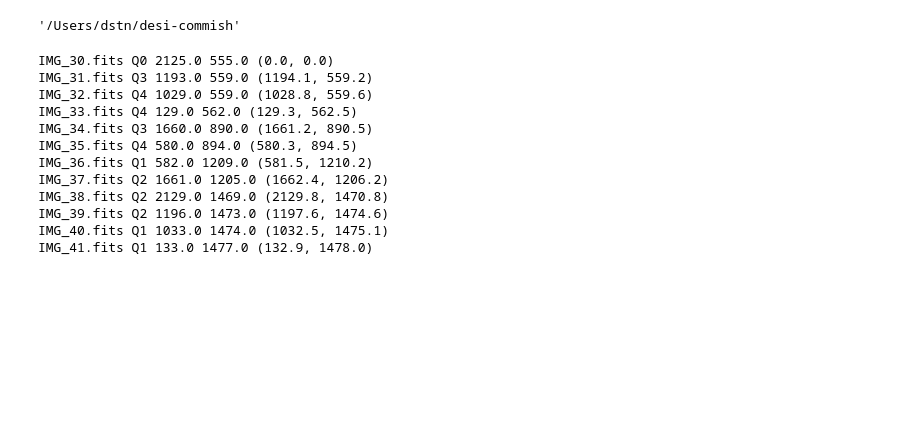
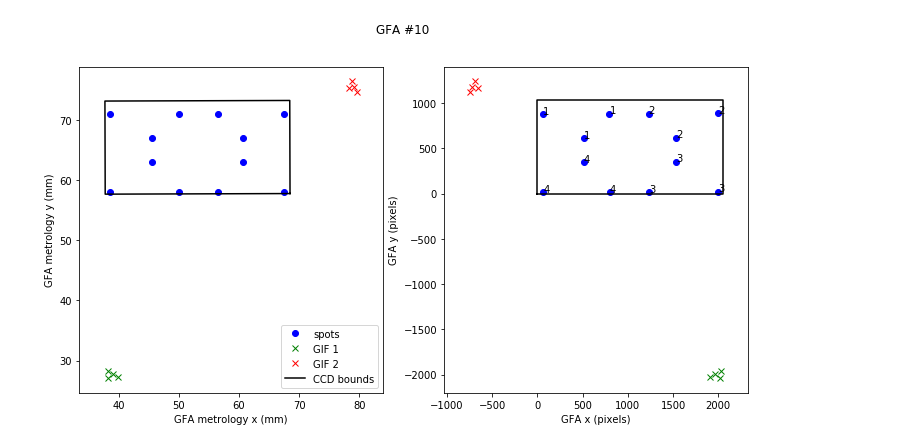
Before and after one commit to dstndstn/desi-commish, a Jupyter notebook: gfa-metrology.ipynb, the cells around one changed output. Cells and saved outputs as stored; diff of their text form; code cells hidden in the pictures; blank space fills up the shorter version.

Commit message:
clean up gfa-metrology notebook; move spreadsheet copy-pastes to new file

```diff
--- a/gfa-metrology.ipynb
+++ b/gfa-metrology.ipynb
@@ -457,4 +251,6 @@ for k,(v1,v2) in gif_ss.items():
 # %%
+# Run and create FITS tables of results
+
 GG = []
 T = fits_table()
 Ngfa = 6
@@ -473,16 +269,18 @@ T.gif_1_mm_y = np.zeros((Ngfa,Ngifs), np.float32)
 T.gif_2_mm_x = np.zeros((Ngfa,Ngifs), np.float32)
 T.gif_2_mm_y = np.zeros((Ngfa,Ngifs), np.float32)
 
-for i,((Gi,tx,ty,rx,ry),num) in enumerate([(R8,8), (R10,10), (R6,6),
-                                           (R1,1), (R2,2), (R4,4)]):
-    Gi.gfa_num = np.zeros(len(Gi), np.uint8) + num
-    GG.append(Gi)
-    T.gfa_num[i] = num
+for i,gfanum in enumerate([10, 6, 2, 8, 1, 4]):
+    print('GFA #',gfanum)
+    G,tx,ty,rx,ry = measure_gfa_spots('gfa-metrology-images/%i'%gfanum, gfa_spreadsheets[gfanum], plots=False, chatty=False)
+    G.gfa_num = np.zeros(len(G), np.uint8) + gfanum
+    GG.append(G)
+
+    T.gfa_num[i] = gfanum
     T.pix_x_coeffs[i,:] = tx
     T.pix_y_coeffs[i,:] = ty
     T.mm_x_coeffs[i,:] = rx
     T.mm_y_coeffs[i,:] = ry
-    gif1,gif2 = gifs[num]
+    gif1,gif2 = gif_spreadsheets[gfanum]
     px1 = tx[0] + gif1.x*tx[1] + gif1.y*tx[2]
     py1 = ty[0] + gif1.x*ty[1] + gif1.y*ty[2]
     px2 = tx[0] + gif2.x*tx[1] + gif2.y*tx[2]
@@ -491,7 +289,6 @@ for i,((Gi,tx,ty,rx,ry),num) in enumerate([(R8,8), (R10,10), (R6,6),
     T.gif_1_pix_y[i] = py1
     T.gif_2_pix_x[i] = px2
     T.gif_2_pix_y[i] = py2
-
     T.gif_1_mm_x[i] = gif1.x
     T.gif_1_mm_y[i] = gif1.y
     T.gif_2_mm_x[i] = gif2.x
@@ -499,5 +296,4 @@ for i,((Gi,tx,ty,rx,ry),num) in enumerate([(R8,8), (R10,10), (R6,6),
 
 GG = merge_tables(GG)
 GG.writeto('gfa-metrology-measurements.fits')
-
 T.writeto('gfa-metrology-transforms.fits')
@@ -552,20 +317,0 @@ plt.savefig('gfa-gif.png')
-# %%
-pwd
-# %% [output]
-'/Users/dstn/desi-commish'
-# %%
-for g in G4:
-    print(g.img_fn, 'Q%i'%g.quadrant, g.orig_ssx, g.orig_ssy, '(%.1f, %.1f)' % (g.ssx, g.ssy))
-# %% [output]
-IMG_30.fits Q0 2125.0 555.0 (0.0, 0.0)
-IMG_31.fits Q3 1193.0 559.0 (1194.1, 559.2)
-IMG_32.fits Q4 1029.0 559.0 (1028.8, 559.6)
-IMG_33.fits Q4 129.0 562.0 (129.3, 562.5)
-IMG_34.fits Q3 1660.0 890.0 (1661.2, 890.5)
-IMG_35.fits Q4 580.0 894.0 (580.3, 894.5)
-IMG_36.fits Q1 582.0 1209.0 (581.5, 1210.2)
-IMG_37.fits Q2 1661.0 1205.0 (1662.4, 1206.2)
-IMG_38.fits Q2 2129.0 1469.0 (2129.8, 1470.8)
-IMG_39.fits Q2 1196.0 1473.0 (1197.6, 1474.6)
-IMG_40.fits Q1 1033.0 1474.0 (1032.5, 1475.1)
-IMG_41.fits Q1 133.0 1477.0 (132.9, 1478.0)
@@ -577,0 +318,38 @@ fitsio.write('/tmp/521.fits', i1)
+# %%
+gfa_num = 10
+G = GG[GG.gfa_num == gfa_num]
+Ti = T[T.gfa_num == gfa_num][0]
+
+plt.figure(figsize=(12,6))
+# bounds of CCD
+w,h = 2048, 1032
+# to the edges of the pixels:
+pbx = np.array([0.5,w+0.5,w+0.5,0.5,0.5])
+pby = np.array([0.5,0.5,h+0.5,h+0.5,0.5])
+pbxmm = Ti.mm_x_coeffs[0] + Ti.mm_x_coeffs[1]*pbx + Ti.mm_x_coeffs[2]*pby
+pbymm = Ti.mm_y_coeffs[0] + Ti.mm_y_coeffs[1]*pbx + Ti.mm_y_coeffs[2]*pby
+
+plt.subplot(1,2,1)
+plt.plot(G.mmx, G.mmy, 'bo', label='spots');
+plt.plot(Ti.gif_1_mm_x, Ti.gif_1_mm_y, 'gx', label='GIF 1')
+plt.plot(Ti.gif_2_mm_x, Ti.gif_2_mm_y, 'rx', label='GIF 2')
+plt.plot(pbxmm, pbymm, 'k-', label='CCD bounds')
+plt.xlabel('GFA metrology x (mm)')
+plt.ylabel('GFA metrology y (mm)')
+plt.axis('equal')
+plt.legend()
+
+plt.subplot(1,2,2)
+plt.plot(G.mtnx, G.mtny, 'bo');
+for x,y,q in zip(G.mtnx, G.mtny, G.quadrant):
+    plt.text(x,y,'%i'%q)
+plt.plot(Ti.gif_1_pix_x, Ti.gif_1_pix_y, 'gx')
+plt.plot(Ti.gif_2_pix_x, Ti.gif_2_pix_y, 'rx')
+plt.plot(pbx, pby, 'k-')
+plt.xlabel('GFA x (pixels)')
+plt.ylabel('GFA y (pixels)')
+plt.axis('equal')
+
+plt.suptitle('GFA #%i' % gfa_num);
+# %% [output]
+[figure, added]
```
Also changed, not shown: parts of 18 cells of this notebook, 4 other files.
